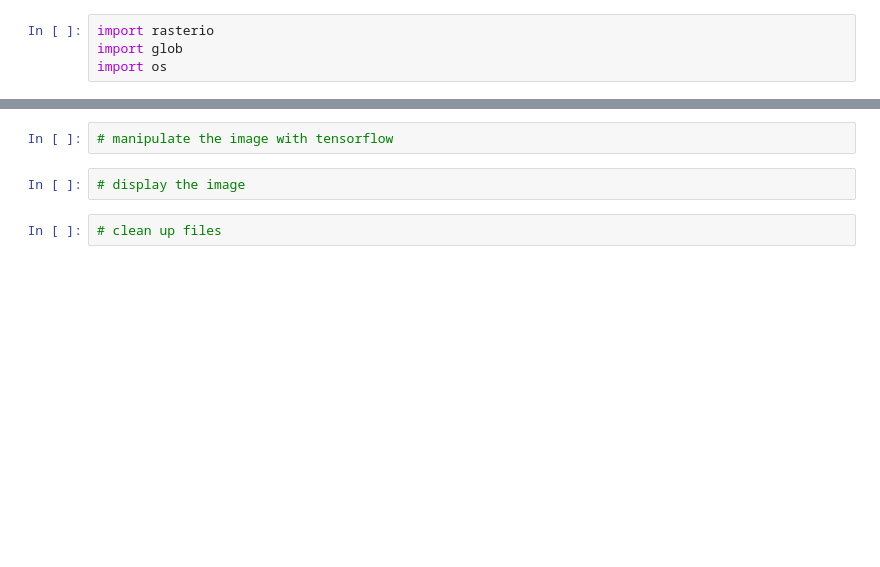
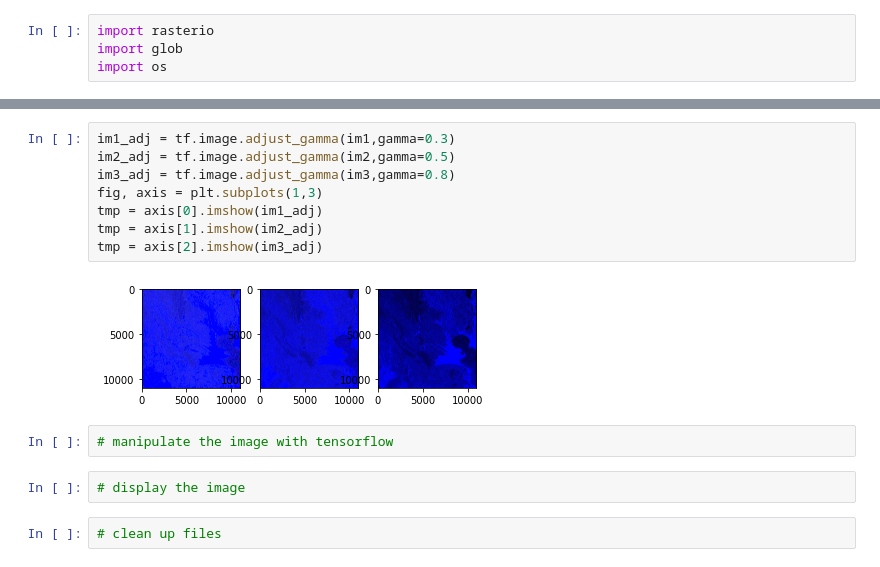
Before and after one commit to hmobley/liveproject_water, a Jupyter notebook: Milestone1.ipynb, the cells around one changed output, grey strips where cells are left out. Cells and saved outputs as stored; diff of their text form; blank space fills up the shorter version.

```diff
--- a/Milestone1.ipynb
+++ b/Milestone1.ipynb
@@ -14,3 +121,13 @@ import os
+# %%
+im1_adj = tf.image.adjust_gamma(im1,gamma=0.3)
+im2_adj = tf.image.adjust_gamma(im2,gamma=0.5)
+im3_adj = tf.image.adjust_gamma(im3,gamma=0.8)
+fig, axis = plt.subplots(1,3)
+tmp = axis[0].imshow(im1_adj)
+tmp = axis[1].imshow(im2_adj)
+tmp = axis[2].imshow(im3_adj)
+# %% [output]
+[figure, added]
 # %%
 # manipulate the image with tensorflow
 # %%
```
Also changed, not shown: parts of 10 cells of this notebook.
